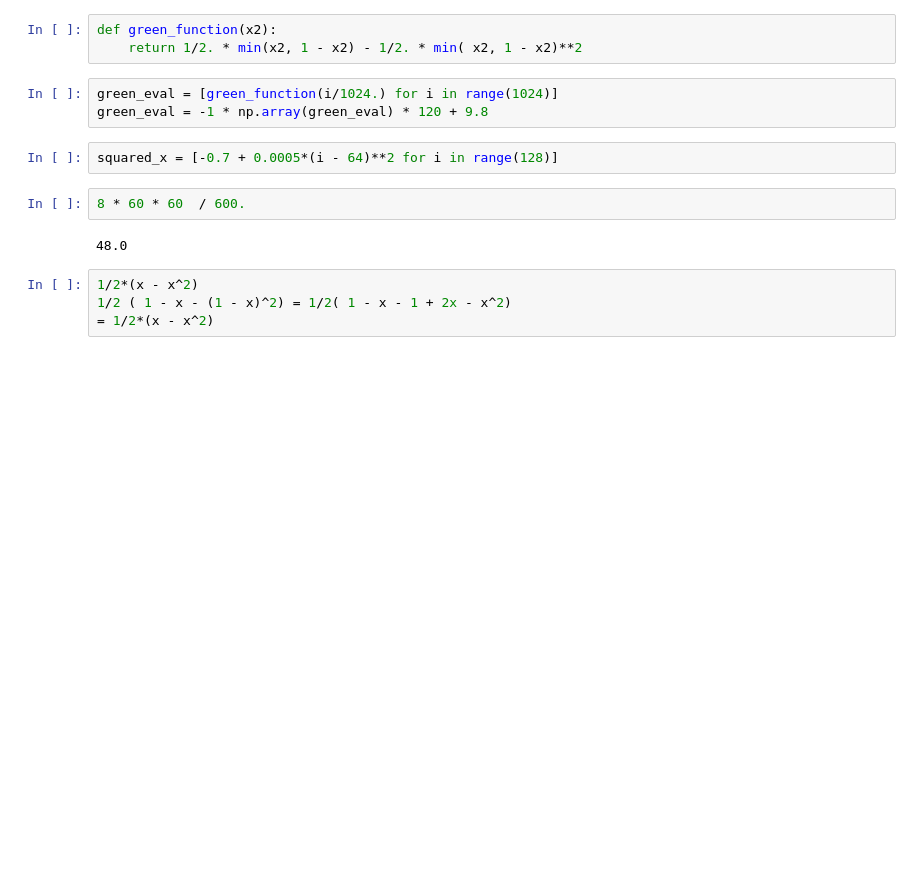
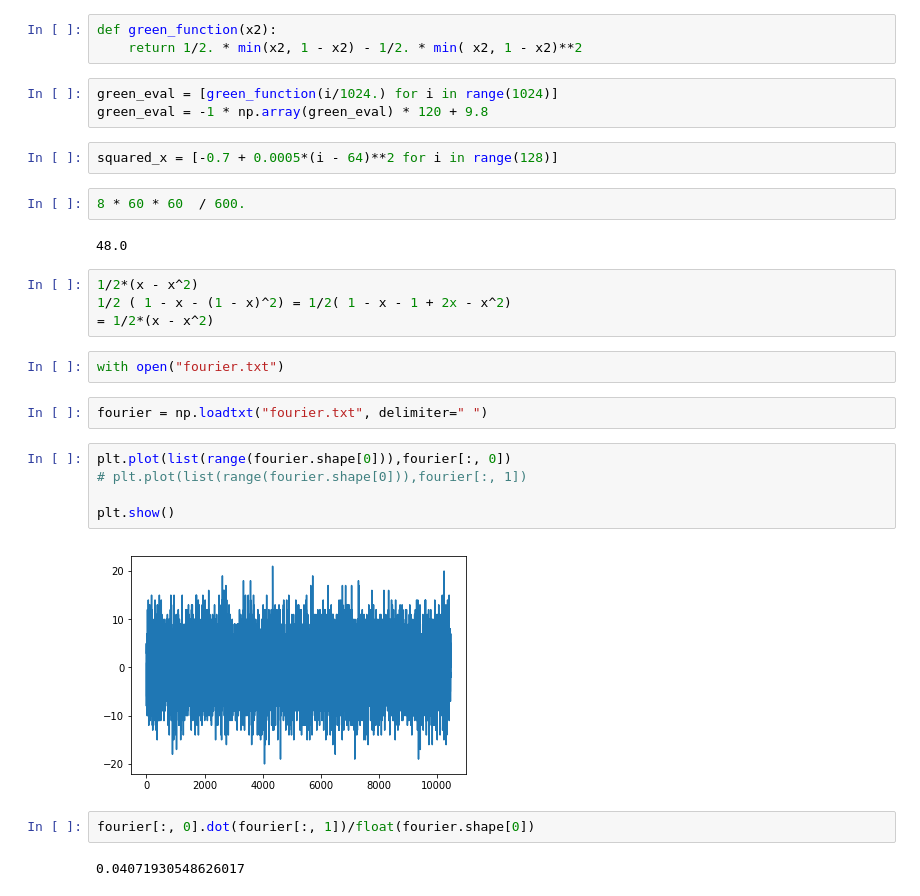
Before and after one commit to daniellengyel/Competitive-Erosion, a Jupyter notebook: Visualization.ipynb, the cells around one changed output. Drawn from its saved outputs; the diff is of its cells as text; blank space fills up the shorter version.

```diff
--- a/Visualization.ipynb
+++ b/Visualization.ipynb
@@ -160,3 +160,18 @@ squared_x = [-0.7 + 0.0005*(i - 64)**2 for i in range(128)]
 1/2*(x - x^2)
 1/2 ( 1 - x - (1 - x)^2) = 1/2( 1 - x - 1 + 2x - x^2)
 = 1/2*(x - x^2)
+# %%
+with open("fourier.txt")
+# %%
+fourier = np.loadtxt("fourier.txt", delimiter=" ")
+# %%
+plt.plot(list(range(fourier.shape[0])),fourier[:, 0])
+# plt.plot(list(range(fourier.shape[0])),fourier[:, 1])
+
+plt.show()
+# %% [output]
+[figure, added]
+# %%
+fourier[:, 0].dot(fourier[:, 1])/float(fourier.shape[0])
+# %% [output]
+0.04071930548626017
```
Also changed, not shown: parts of 8 cells of this notebook, 6 other files.
